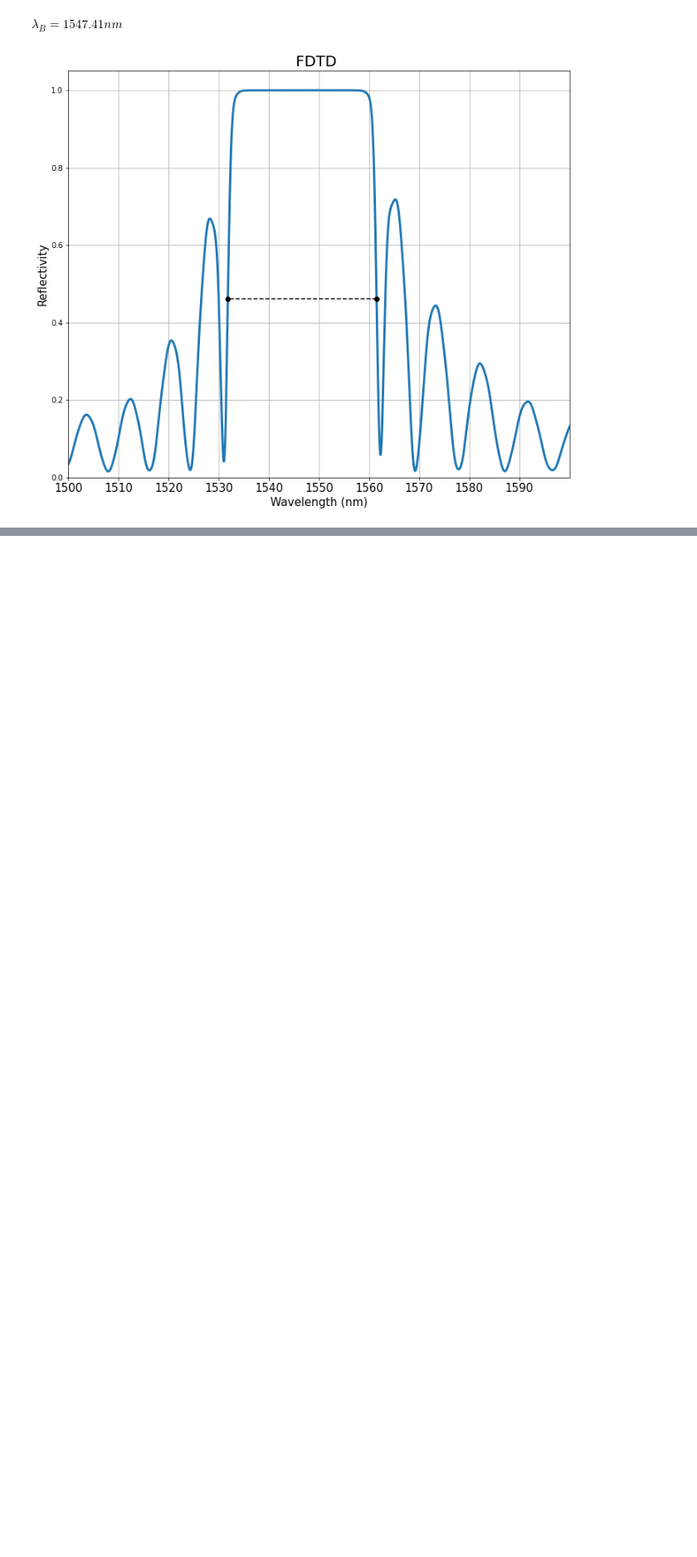
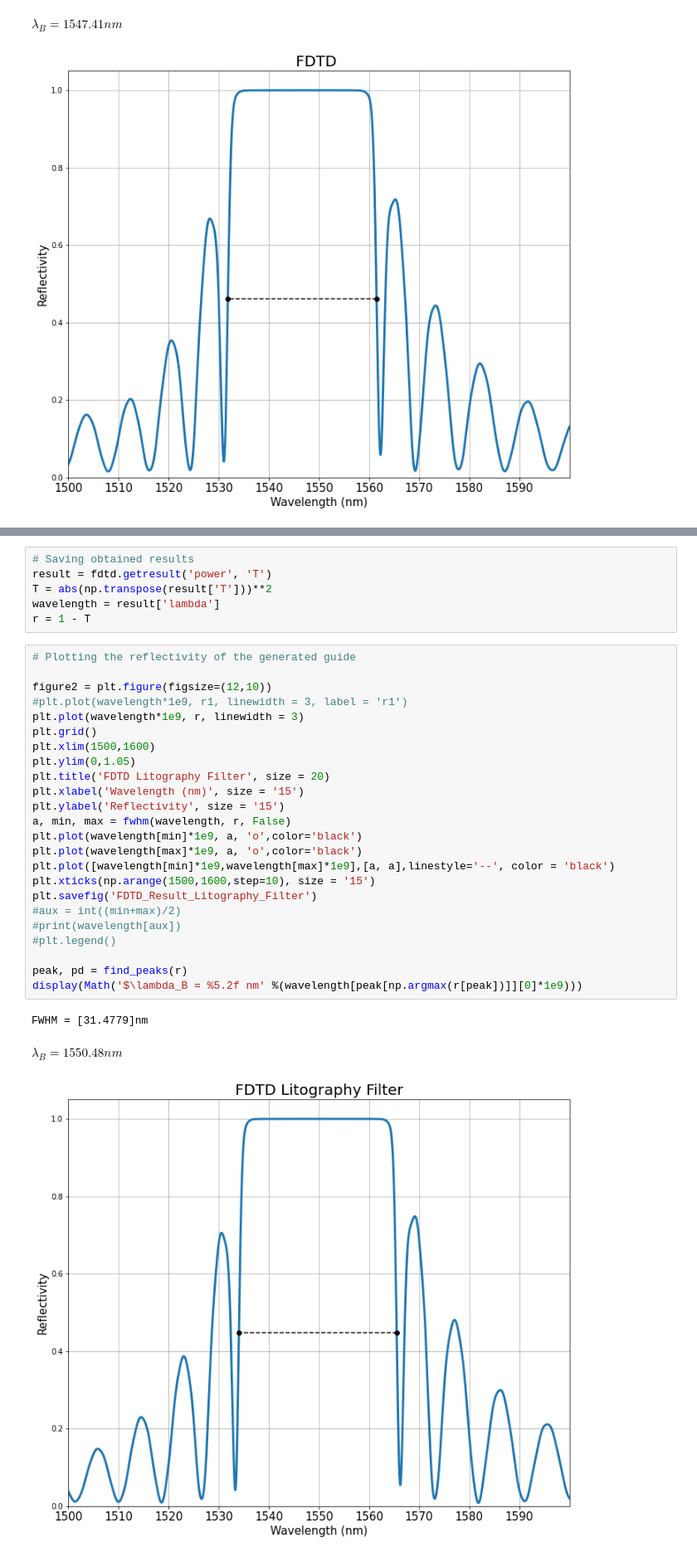
Before and after one commit to Leoopessoa/Bragg_Grating, a Jupyter notebook: Simulation/BraggAssembly.ipynb, the cells around one changed output, grey strips where cells are left out. Shown: that part at 83% size. Drawn from its saved outputs; the diff is of its cells as text; blank space fills up the shorter version.

Commit message:
Week 4 Final Result

```diff
--- a/Simulation/BraggAssembly.ipynb
+++ b/Simulation/BraggAssembly.ipynb
@@ -229,0 +233,34 @@ $\displaystyle \lambda_B = 1547.41 nm$
+# %%
+# Saving obtained results
+result = fdtd.getresult('power', 'T')
+T = abs(np.transpose(result['T']))**2
+wavelength = result['lambda']
+r = 1 - T
+# %%
+# Plotting the reflectivity of the generated guide
+
+figure2 = plt.figure(figsize=(12,10))
+#plt.plot(wavelength*1e9, r1, linewidth = 3, label = 'r1')
+plt.plot(wavelength*1e9, r, linewidth = 3)
+plt.grid()
+plt.xlim(1500,1600)
+plt.ylim(0,1.05)
+plt.title('FDTD Litography Filter', size = 20)
+plt.xlabel('Wavelength (nm)', size = '15')
+plt.ylabel('Reflectivity', size = '15')
+a, min, max = fwhm(wavelength, r, False)
+plt.plot(wavelength[min]*1e9, a, 'o',color='black')
+plt.plot(wavelength[max]*1e9, a, 'o',color='black')
+plt.plot([wavelength[min]*1e9,wavelength[max]*1e9],[a, a],linestyle='--', color = 'black')
+plt.xticks(np.arange(1500,1600,step=10), size = '15')
+plt.savefig('FDTD_Result_Litography_Filter')
+#aux = int((min+max)/2)
+#print(wavelength[aux])
+#plt.legend()
+
+peak, pd = find_peaks(r)
+display(Math('$\lambda_B = %5.2f nm' %(wavelength[peak[np.argmax(r[peak])]][0]*1e9)))
+# %% [output]
+FWHM = [31.4779]nm
+$\displaystyle \lambda_B = 1550.48 nm$
+[figure, added]
```
Also changed, not shown: parts of 3 cells of this notebook, 10 other files.
